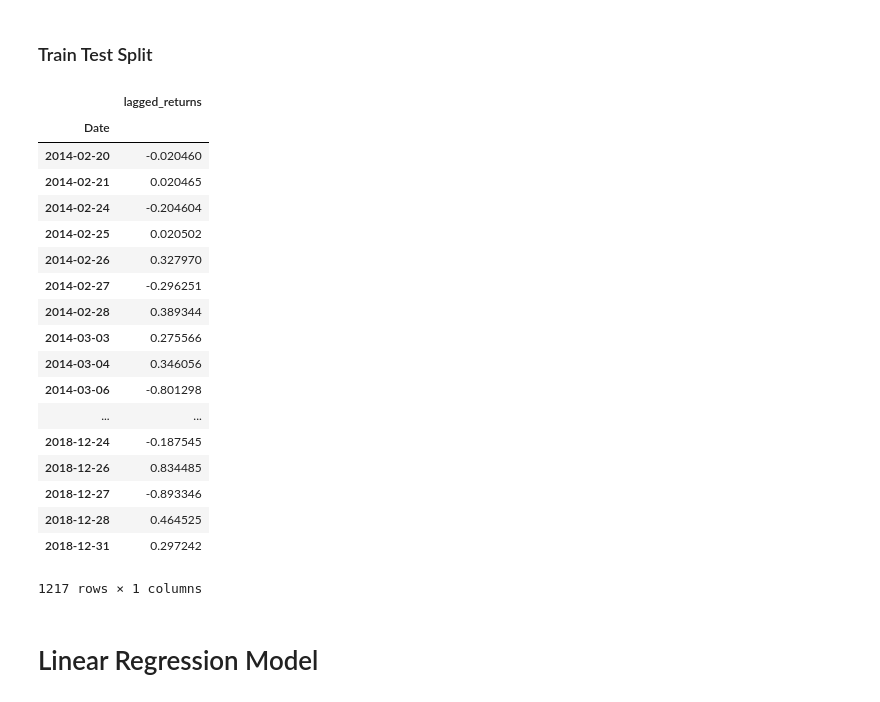
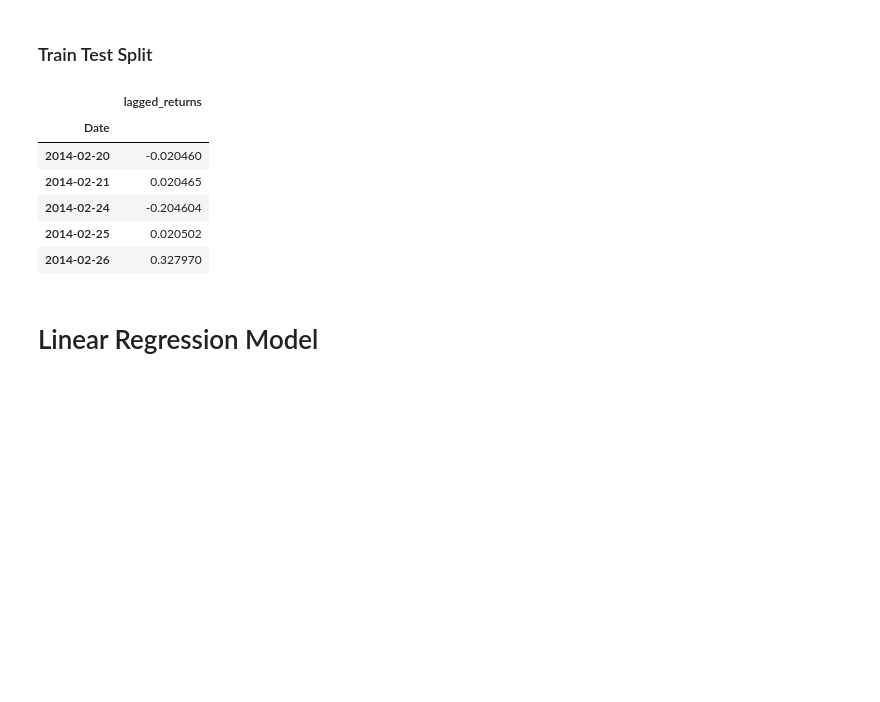
Before and after one commit to dbrims/time_series, a Jupyter notebook: regression_analysis.ipynb, the cells around one changed output. Drawn from its saved outputs; the diff is of its cells as text; code cells hidden in the pictures; blank space fills up the shorter version.

```diff
--- a/regression_analysis.ipynb
+++ b/regression_analysis.ipynb
@@ -80,27 +88,15 @@ y_train = train["returns"]
 X_test = test["lagged_returns"].to_frame()
 y_test = test["returns"]
 # %%
-X_train
+X_train.head()
 # %% [output]
 |  | lagged_returns |
 | Date |  |
 | 2014-02-20 | -0.020460 |
 | 2014-02-21 | 0.020465 |
 | 2014-02-24 | -0.204604 |
 | 2014-02-25 | 0.020502 |
 | 2014-02-26 | 0.327970 |
-| 2014-02-27 | -0.296251 |
-| 2014-02-28 | 0.389344 |
-| 2014-03-03 | 0.275566 |
-| 2014-03-04 | 0.346056 |
-| 2014-03-06 | -0.801298 |
-| ... | ... |
-| 2018-12-24 | -0.187545 |
-| 2018-12-26 | 0.834485 |
-| 2018-12-27 | -0.893346 |
-| 2018-12-28 | 0.464525 |
-| 2018-12-31 | 0.297242 |
-1217 rows × 1 columns
 # %% [markdown]
 # Linear Regression Model
 # %%
```
Also changed, not shown: parts of 5 cells of this notebook.
